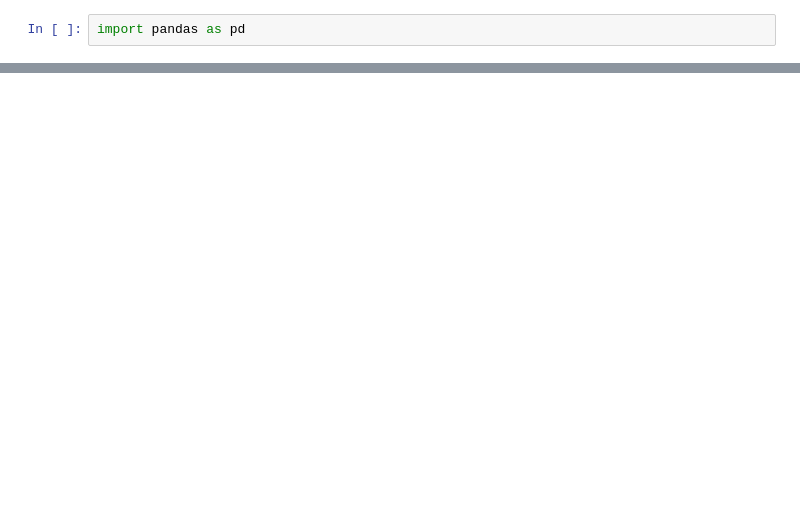
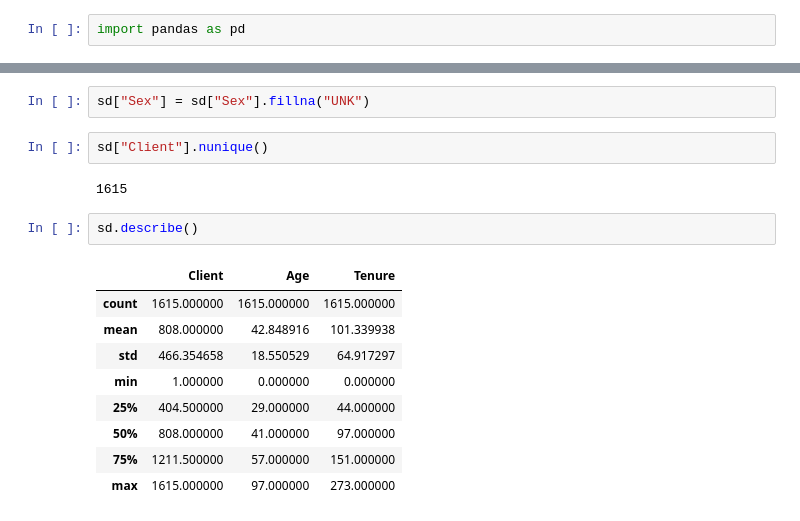
Before and after one commit to gonzalezr00/kbc, a Jupyter notebook: workspace/notebooks/dev.ipynb, the cells around one changed output, grey strips where cells are left out. Cells and saved outputs as stored; diff of their text form; blank space fills up the shorter version.

```diff
--- a/workspace/notebooks/dev.ipynb
+++ b/workspace/notebooks/dev.ipynb
@@ -10,0 +32,18 @@ ImportError: `Import openpyxl` failed.  Use pip or conda to install the openpyxl
+# %%
+sd["Sex"] = sd["Sex"].fillna("UNK")
+# %%
+sd["Client"].nunique()
+# %% [output]
+1615
+# %%
+sd.describe()
+# %% [output]
+|  | Client | Age | Tenure |
+| count | 1615.000000 | 1615.000000 | 1615.000000 |
+| mean | 808.000000 | 42.848916 | 101.339938 |
+| std | 466.354658 | 18.550529 | 64.917297 |
+| min | 1.000000 | 0.000000 | 0.000000 |
+| 25% | 404.500000 | 29.000000 | 44.000000 |
+| 50% | 808.000000 | 41.000000 | 97.000000 |
+| 75% | 1211.500000 | 57.000000 | 151.000000 |
+| max | 1615.000000 | 97.000000 | 273.000000 |
```
Also changed, not shown: parts of 35 cells of this notebook, 1 other file.
